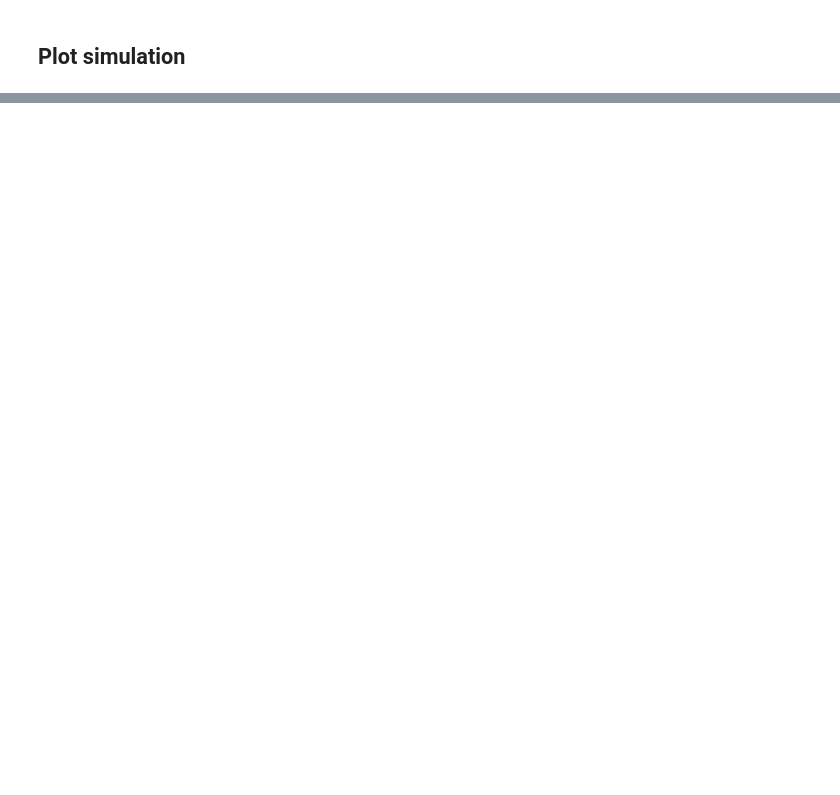
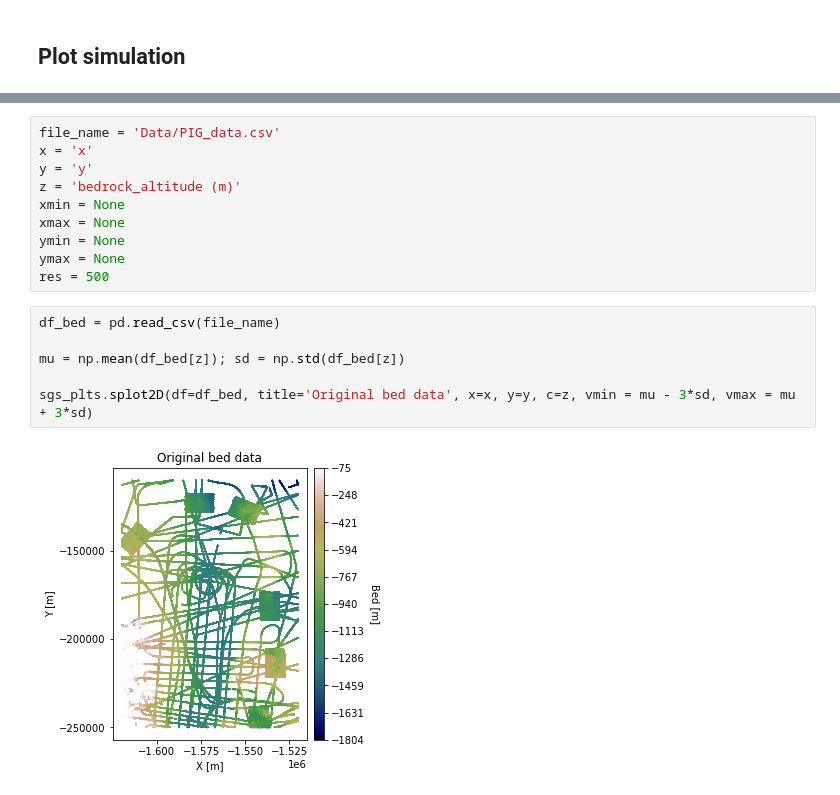
Before and after one commit to GatorGlaciology/SGS-topography-parallelization, a Jupyter notebook: SGS_parallel_demo.ipynb, the cells around one changed output, grey strips where cells are left out. Drawn from its saved outputs; the diff is of its cells as text; blank space fills up the shorter version.

```diff
--- a/SGS_parallel_demo.ipynb
+++ b/SGS_parallel_demo.ipynb
@@ -147,0 +159,18 @@ ViewInteractiveWidget(height=768, layout=Layout(height='auto', width='100%'), wi
+# %%
+file_name = 'Data/PIG_data.csv'
+x = 'x'
+y = 'y'
+z = 'bedrock_altitude (m)'
+xmin = None
+xmax = None
+ymin = None
+ymax = None
+res = 500
+# %%
+df_bed = pd.read_csv(file_name)
+
+mu = np.mean(df_bed[z]); sd = np.std(df_bed[z])
+
+sgs_plts.splot2D(df=df_bed, title='Original bed data', x=x, y=y, c=z, vmin = mu - 3*sd, vmax = mu + 3*sd)
+# %% [output]
+[figure, added]
```
Also changed, not shown: parts of 19 cells of this notebook.
